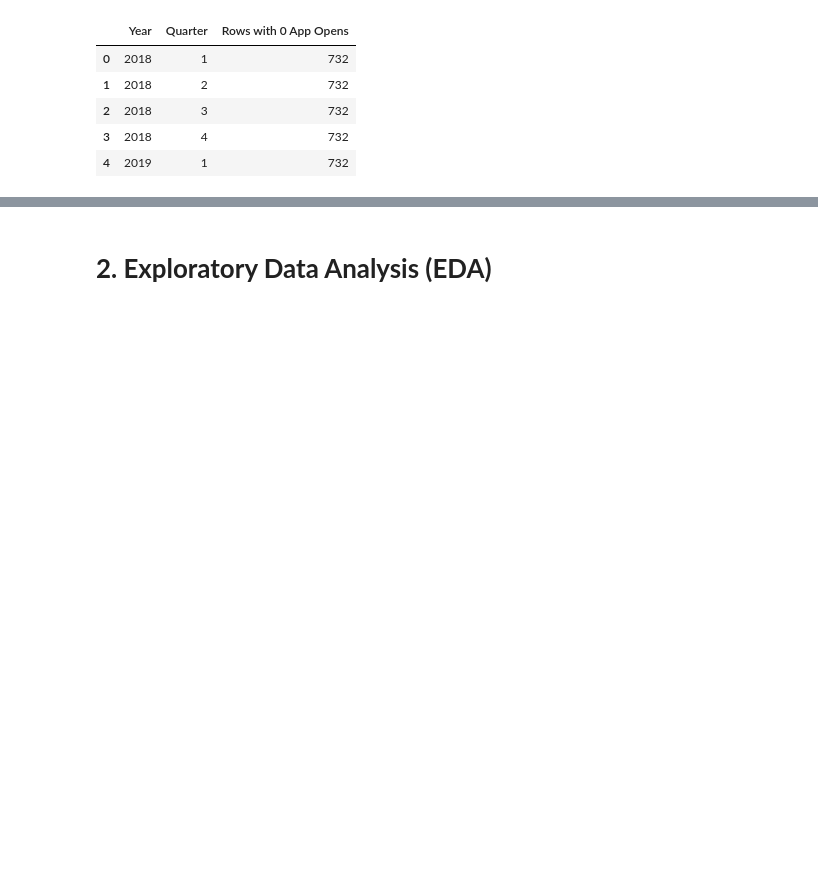
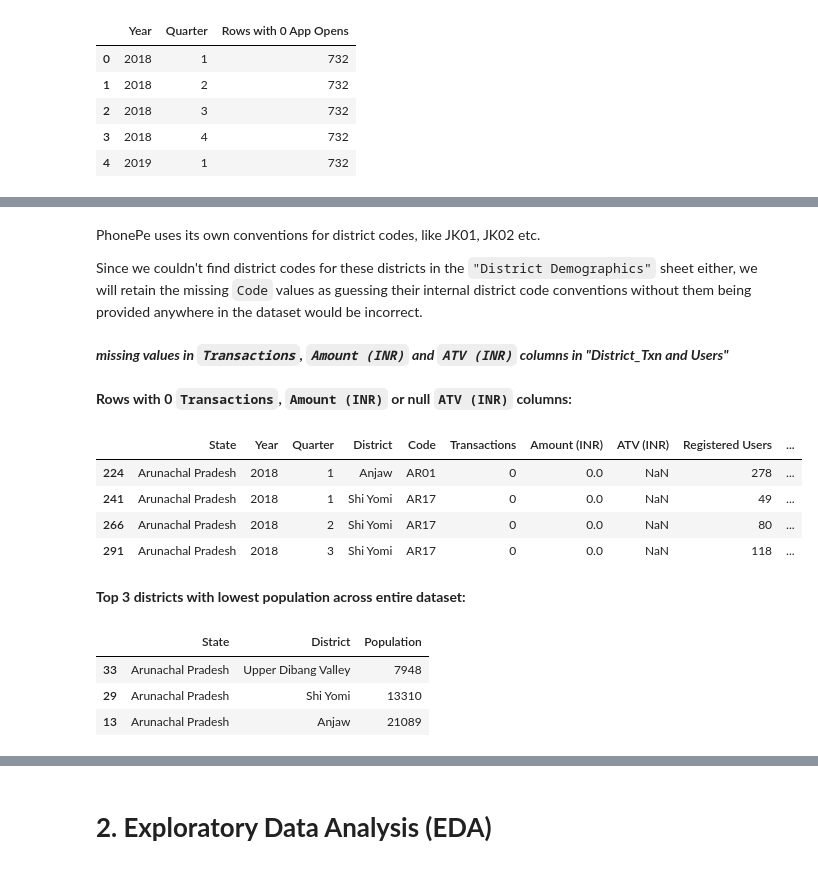
Before and after one commit to chetanchandel31/da_phone_pe, a Jupyter notebook: notebooks/01_phone_pe_analysis.ipynb, the cells around one changed output, grey strips where cells are left out. Saved outputs shown, nothing was run; the diff lists cells and outputs as text; code cells hidden in the pictures; blank space fills up the shorter version.

```diff
--- a/notebooks/01_phone_pe_analysis.ipynb
+++ b/notebooks/01_phone_pe_analysis.ipynb
@@ -408,0 +439,28 @@ Year-Quarter combinations with 0 `App Opens` in 'District_Txn and Users' dataset
+# %% [markdown]
+PhonePe uses its own conventions for district codes, like JK01, JK02 etc.
+
+Since we couldn't find district codes for these districts in the `"District Demographics"` sheet either, we will retain the missing `Code` values as guessing their internal district code conventions without them being provided anywhere in the dataset would be incorrect.
+# %% [markdown]
+**_missing values in `Transactions`, `Amount (INR)` and `ATV (INR)` columns in "District_Txn and Users"_**
+# %%
+df = dfs["district_txn_users"]
+display(Markdown("**Rows with 0 `Transactions`, `Amount (INR)` or null `ATV (INR)` columns:**"))
+display(df[df["ATV (INR)"].isna() | (df["Transactions"] == 0) | (df["Amount (INR)"] == 0)])
+
+df_district_demographics = dfs["district_demographics"]
+display(Markdown("**Top 3 districts with lowest population across entire dataset:**"))
+df_district_demographics[df_district_demographics["Population"] > 0].sort_values(
+    by=["Population"], ascending=[True]
+).head(3)[["State", "District", "Population"]]
+# %% [output]
+**Rows with 0 `Transactions`, `Amount (INR)` or null `ATV (INR)` columns:**
+|  | State | Year | Quarter | District | Code | Transactions | Amount (INR) | ATV (INR) | Registered Users | ... |
+| 224 | Arunachal Pradesh | 2018 | 1 | Anjaw | AR01 | 0 | 0.0 | NaN | 278 | ... |
+| 241 | Arunachal Pradesh | 2018 | 1 | Shi Yomi | AR17 | 0 | 0.0 | NaN | 49 | ... |
+| 266 | Arunachal Pradesh | 2018 | 2 | Shi Yomi | AR17 | 0 | 0.0 | NaN | 80 | ... |
+| 291 | Arunachal Pradesh | 2018 | 3 | Shi Yomi | AR17 | 0 | 0.0 | NaN | 118 | ... |
+**Top 3 districts with lowest population across entire dataset:**
+|  | State | District | Population |
+| 33 | Arunachal Pradesh | Upper Dibang Valley | 7948 |
+| 29 | Arunachal Pradesh | Shi Yomi | 13310 |
+| 13 | Arunachal Pradesh | Anjaw | 21089 |
```
Also changed, not shown: parts of 10 cells of this notebook.
